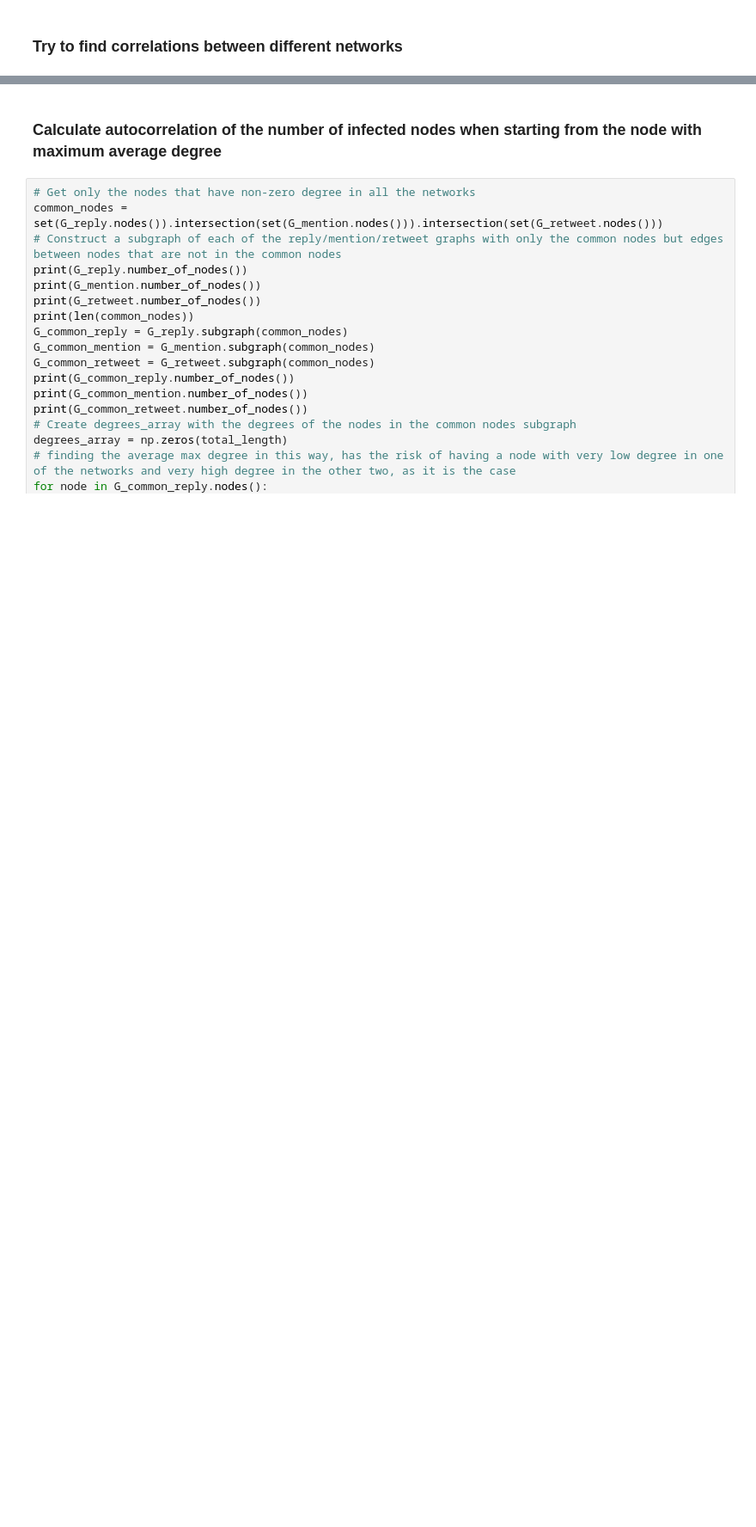
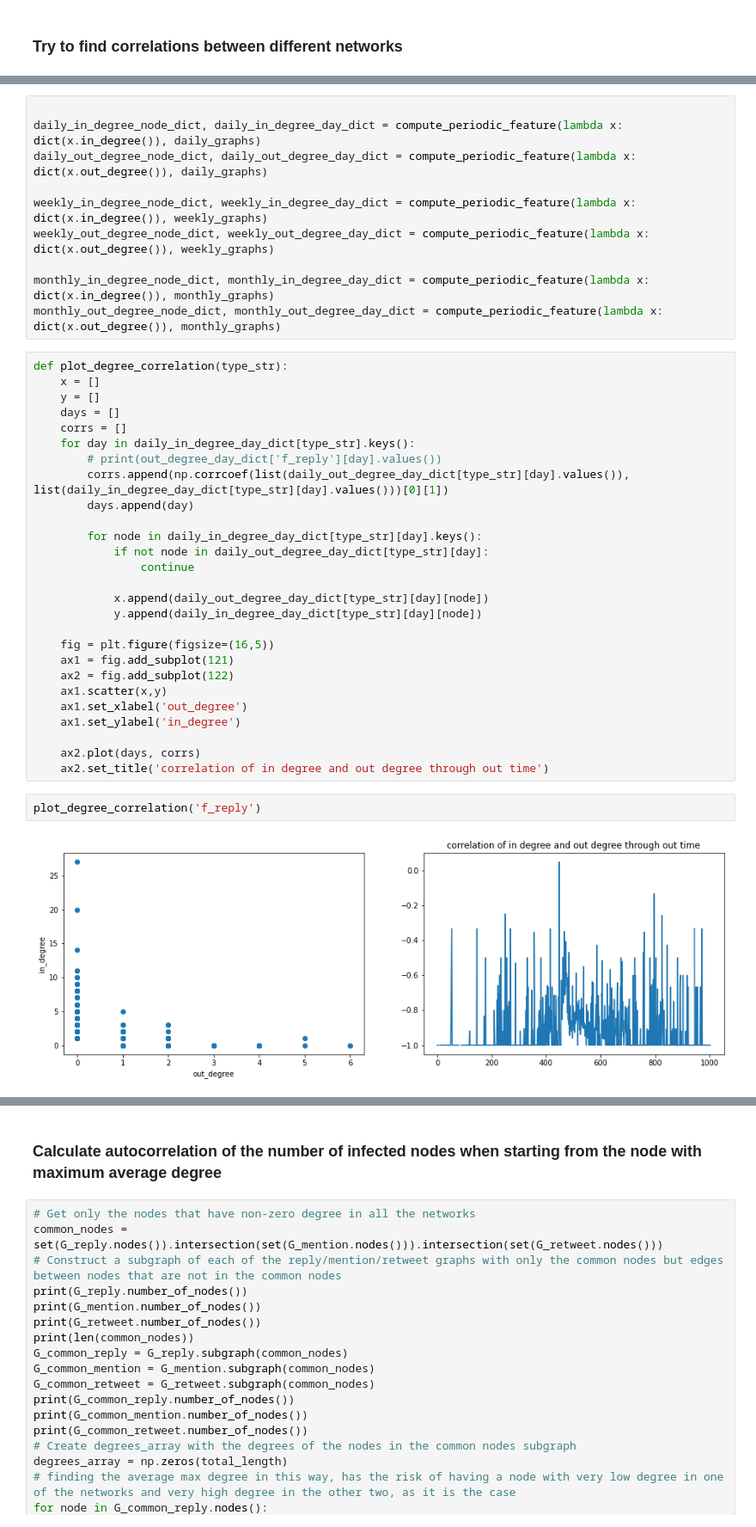
Before and after one commit to francescoopiccoli/higgs-twitter-network-science, a Jupyter notebook: src/process.ipynb, the cells around one changed output, grey strips where cells are left out. Shown at 86% size. Drawn from its saved outputs; the diff is of its cells as text; blank space fills up the shorter version.

Commit message:
add temporal directional degree analysis

```diff
--- a/src/process.ipynb
+++ b/src/process.ipynb
@@ -342,0 +535,41 @@ print(common_nodes)
+# %%
+
+daily_in_degree_node_dict, daily_in_degree_day_dict = compute_periodic_feature(lambda x: dict(x.in_degree()), daily_graphs)
+daily_out_degree_node_dict, daily_out_degree_day_dict = compute_periodic_feature(lambda x: dict(x.out_degree()), daily_graphs)
+
+weekly_in_degree_node_dict, weekly_in_degree_day_dict = compute_periodic_feature(lambda x: dict(x.in_degree()), weekly_graphs)
+weekly_out_degree_node_dict, weekly_out_degree_day_dict = compute_periodic_feature(lambda x: dict(x.out_degree()), weekly_graphs)
+
+monthly_in_degree_node_dict, monthly_in_degree_day_dict = compute_periodic_feature(lambda x: dict(x.in_degree()), monthly_graphs)
+monthly_out_degree_node_dict, monthly_out_degree_day_dict = compute_periodic_feature(lambda x: dict(x.out_degree()), monthly_graphs)
+# %%
+def plot_degree_correlation(type_str):
+    x = []
+    y = []
+    days = []
+    corrs = []
+    for day in daily_in_degree_day_dict[type_str].keys():
+        # print(out_degree_day_dict['f_reply'][day].values())
+        corrs.append(np.corrcoef(list(daily_out_degree_day_dict[type_str][day].values()), list(daily_in_degree_day_dict[type_str][day].values()))[0][1])
+        days.append(day)
+
+        for node in daily_in_degree_day_dict[type_str][day].keys():
+            if not node in daily_out_degree_day_dict[type_str][day]:
+                continue
+
+            x.append(daily_out_degree_day_dict[type_str][day][node])
+            y.append(daily_in_degree_day_dict[type_str][day][node])
+
+    fig = plt.figure(figsize=(16,5))
+    ax1 = fig.add_subplot(121)
+    ax2 = fig.add_subplot(122)
+    ax1.scatter(x,y)
+    ax1.set_xlabel('out_degree')
+    ax1.set_ylabel('in_degree')
+
+    ax2.plot(days, corrs)
+    ax2.set_title('correlation of in degree and out degree through out time')
+# %%
+plot_degree_correlation('f_reply')
+# %% [output]
+[figure, added]
```
Also changed, not shown: parts of 37 cells of this notebook.
